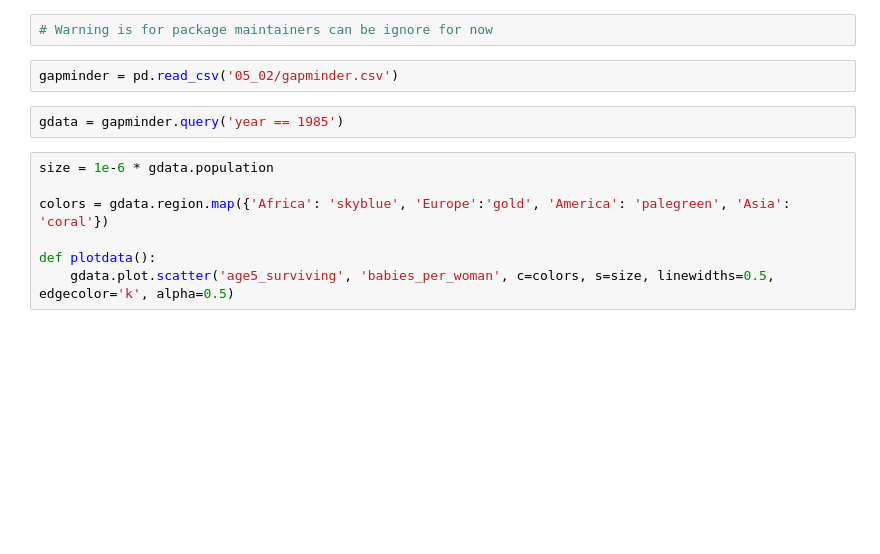
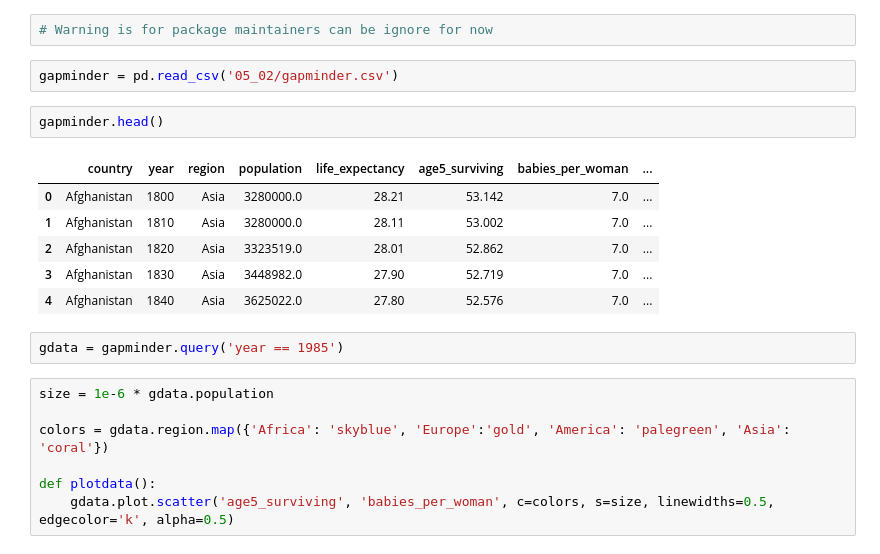
Before and after one commit to fabianfranklinhuffstead/VariousDatasetAnalysis, a Jupyter notebook: Exercise Files/chapter5/workbook_05_02.ipynb, the cells around one changed output. Drawn from its saved outputs; the diff is of its cells as text; blank space fills up the shorter version.

```diff
--- a/Exercise Files/chapter5/workbook_05_02.ipynb
+++ b/Exercise Files/chapter5/workbook_05_02.ipynb
@@ -18,6 +18,15 @@ import statsmodels.formula.api as smf
 # Warning is for package maintainers can be ignore for now
 # %%
 gapminder = pd.read_csv('05_02/gapminder.csv')
+# %%
+gapminder.head()
+# %% [output]
+|  | country | year | region | population | life_expectancy | age5_surviving | babies_per_woman | ... |
+| 0 | Afghanistan | 1800 | Asia | 3280000.0 | 28.21 | 53.142 | 7.0 | ... |
+| 1 | Afghanistan | 1810 | Asia | 3280000.0 | 28.11 | 53.002 | 7.0 | ... |
+| 2 | Afghanistan | 1820 | Asia | 3323519.0 | 28.01 | 52.862 | 7.0 | ... |
+| 3 | Afghanistan | 1830 | Asia | 3448982.0 | 27.90 | 52.719 | 7.0 | ... |
+| 4 | Afghanistan | 1840 | Asia | 3625022.0 | 27.80 | 52.576 | 7.0 | ... |
 # %%
 gdata = gapminder.query('year == 1985')
 # %%
```
Also changed, not shown: parts of 14 cells of this notebook.
